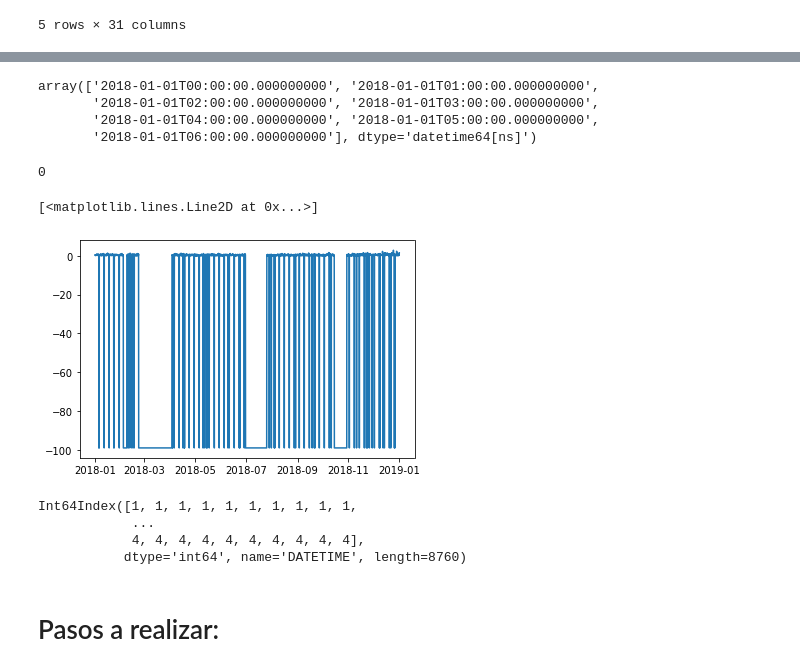
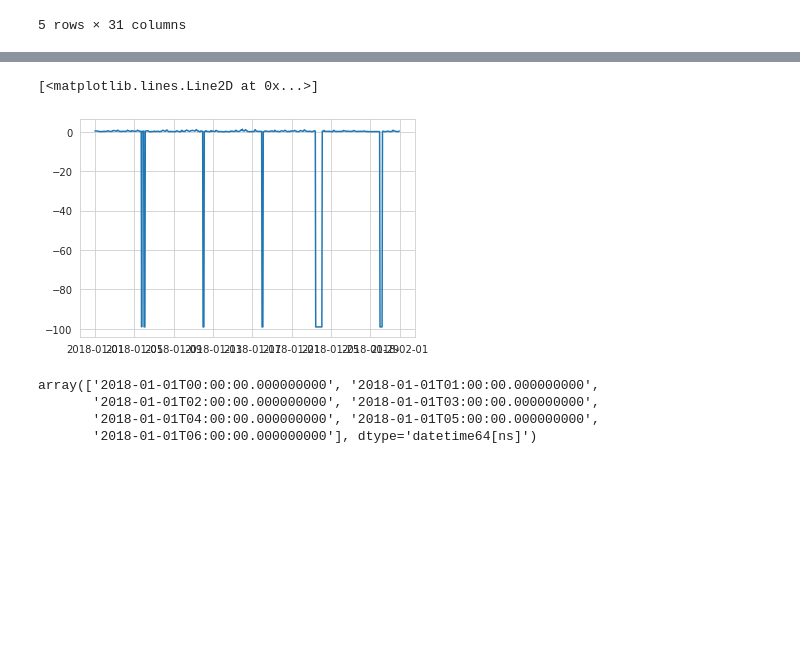
Before and after one commit to lorenaphys/air_pollution_cdmx, a Jupyter notebook: notebooks/Air_pollution_analysis.ipynb, the cells around one changed output, grey strips where cells are left out. Cells and saved outputs as stored; diff of their text form; code cells hidden in the pictures; blank space fills up the shorter version.

```diff
--- a/notebooks/Air_pollution_analysis.ipynb
+++ b/notebooks/Air_pollution_analysis.ipynb
@@ -52,3 +137,8 @@ Int64Index([0, 0, 0, 0, 0, 0, 0, 0, 0, 0, 0, 0, 0, 0, 0, 0, 0, 0, 0, 0, 0, 0,
+# %%
+plt.plot(enero.index,enero.ACO)
+# %% [output]
+[<matplotlib.lines.Line2D at 0x...>]
+[figure, added]
 # %%
 prueba[prueba['ACO']==max(prueba['ACO'])].index.values
 # %% [output]
@@ -56,21 +146,3 @@ array(['2018-01-01T00:00:00.000000000', '2018-01-01T01:00:00.000000000',
        '2018-01-01T02:00:00.000000000', '2018-01-01T03:00:00.000000000',
        '2018-01-01T04:00:00.000000000', '2018-01-01T05:00:00.000000000',
        '2018-01-01T06:00:00.000000000'], dtype='datetime64[ns]')
-# %%
-CO_2018.index[0].hour
-# %% [output]
-0
-# %%
-plt.plot(CO_2018.index,CO_2018['ACO'])
-# %% [output]
-[<matplotlib.lines.Line2D at 0x...>]
-[figure, removed]
-# %%
-CO_2018.index.quarter
-# %% [output]
-Int64Index([1, 1, 1, 1, 1, 1, 1, 1, 1, 1,
-            ...
-            4, 4, 4, 4, 4, 4, 4, 4, 4, 4],
-           dtype='int64', name='DATETIME', length=8760)
-# %% [markdown]
-# Pasos a realizar:
```
Also changed, not shown: parts of 21 cells of this notebook.
